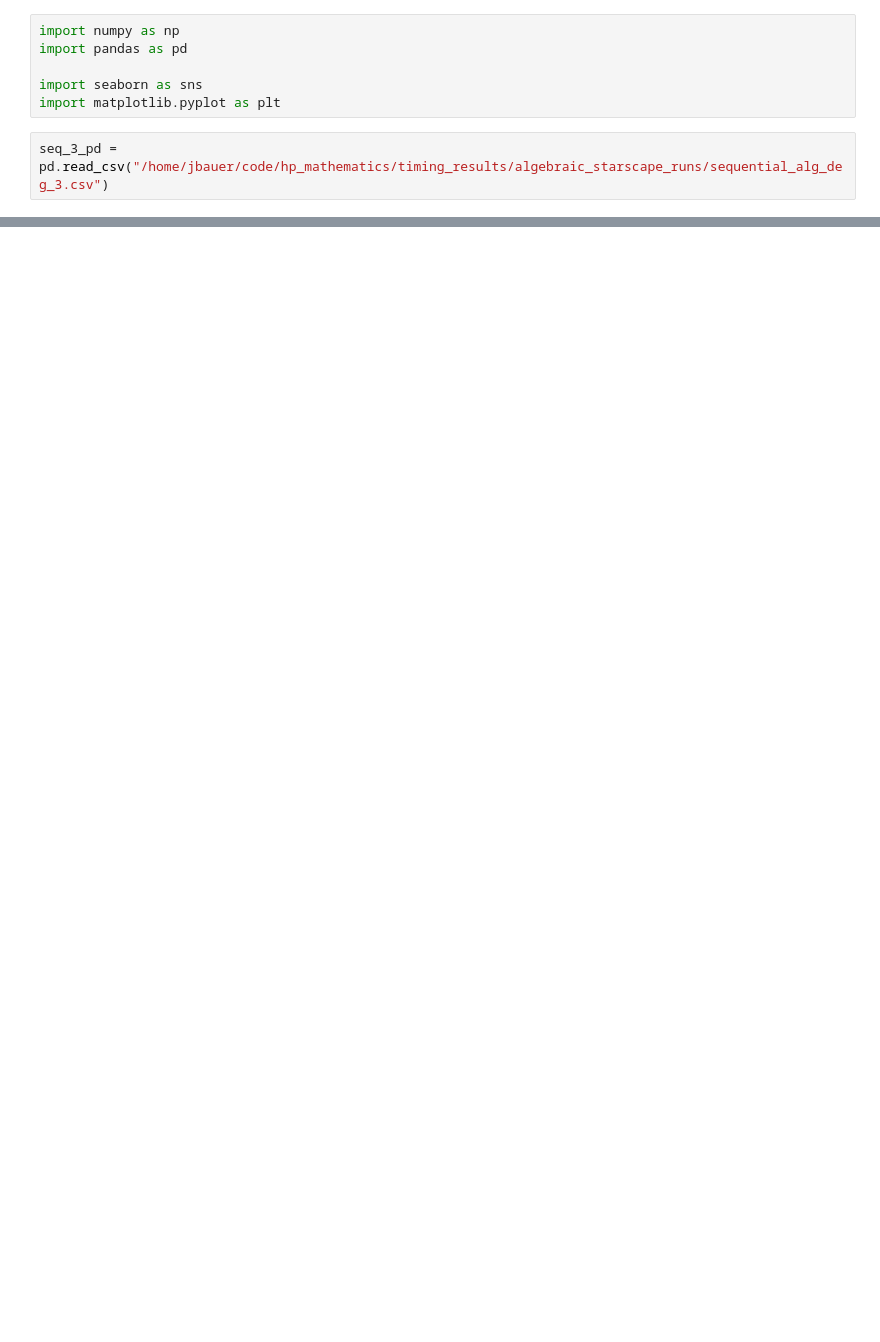
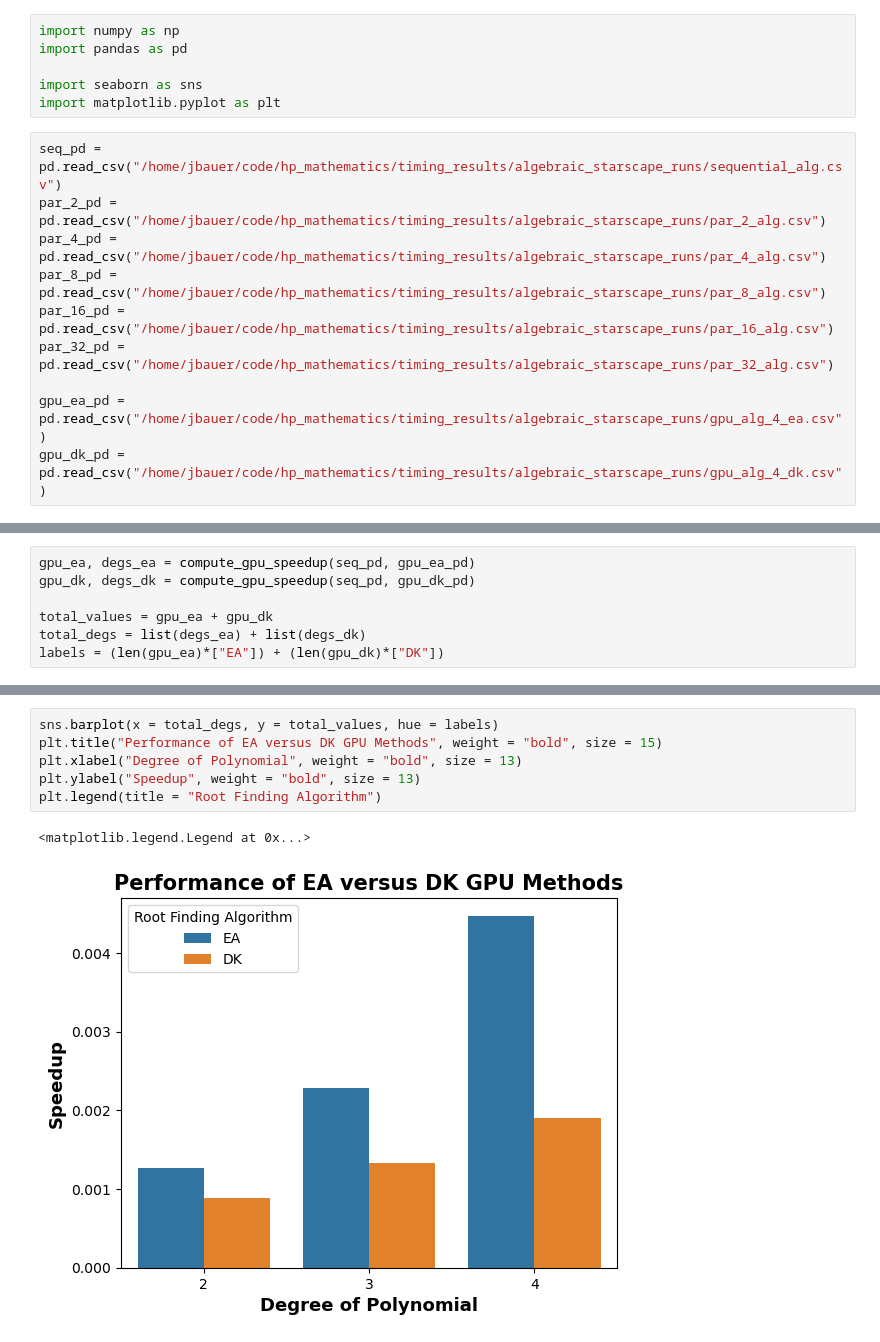
Before and after one commit to john84122/hp_mathematics, a Jupyter notebook: jupyter_notebooks/analyze_alg_starscapes_timing.ipynb, the cells around one changed output, grey strips where cells are left out. Drawn from its saved outputs; the diff is of its cells as text; blank space fills up the shorter version.

```diff
--- a/jupyter_notebooks/analyze_alg_starscapes_timing.ipynb
+++ b/jupyter_notebooks/analyze_alg_starscapes_timing.ipynb
@@ -5,4 +5,12 @@ import pandas as pd
 import seaborn as sns
 import matplotlib.pyplot as plt
 # %%
-seq_3_pd = pd.read_csv("/home/jbauer/code/hp_mathematics/timing_results/algebraic_starscape_runs/sequential_alg_deg_3.csv")
+seq_pd = pd.read_csv("/home/jbauer/code/hp_mathematics/timing_results/algebraic_starscape_runs/sequential_alg.csv")
+par_2_pd = pd.read_csv("/home/jbauer/code/hp_mathematics/timing_results/algebraic_starscape_runs/par_2_alg.csv")
+par_4_pd = pd.read_csv("/home/jbauer/code/hp_mathematics/timing_results/algebraic_starscape_runs/par_4_alg.csv")
+par_8_pd = pd.read_csv("/home/jbauer/code/hp_mathematics/timing_results/algebraic_starscape_runs/par_8_alg.csv")
+par_16_pd = pd.read_csv("/home/jbauer/code/hp_mathematics/timing_results/algebraic_starscape_runs/par_16_alg.csv")
+par_32_pd = pd.read_csv("/home/jbauer/code/hp_mathematics/timing_results/algebraic_starscape_runs/par_32_alg.csv")
+
+gpu_ea_pd = pd.read_csv("/home/jbauer/code/hp_mathematics/timing_results/algebraic_starscape_runs/gpu_alg_4_ea.csv")
+gpu_dk_pd = pd.read_csv("/home/jbauer/code/hp_mathematics/timing_results/algebraic_starscape_runs/gpu_alg_4_dk.csv")
@@ -17,0 +41,7 @@ seq_3_pd.head()
+# %%
+gpu_ea, degs_ea = compute_gpu_speedup(seq_pd, gpu_ea_pd)
+gpu_dk, degs_dk = compute_gpu_speedup(seq_pd, gpu_dk_pd)
+
+total_values = gpu_ea + gpu_dk
+total_degs = list(degs_ea) + list(degs_dk)
+labels = (len(gpu_ea)*["EA"]) + (len(gpu_dk)*["DK"])
@@ -18,2 +56,11 @@ seq_3_pd.head()
+# %%
+sns.barplot(x = total_degs, y = total_values, hue = labels)
+plt.title("Performance of EA versus DK GPU Methods", weight = "bold", size = 15)
+plt.xlabel("Degree of Polynomial", weight = "bold", size = 13)
+plt.ylabel("Speedup", weight = "bold", size = 13)
+plt.legend(title = "Root Finding Algorithm")
+# %% [output]
+<matplotlib.legend.Legend at 0x...>
+[figure, added]
 # %%
 sns.set_theme()
```
Also changed, not shown: parts of 11 cells of this notebook, 24 other files.
